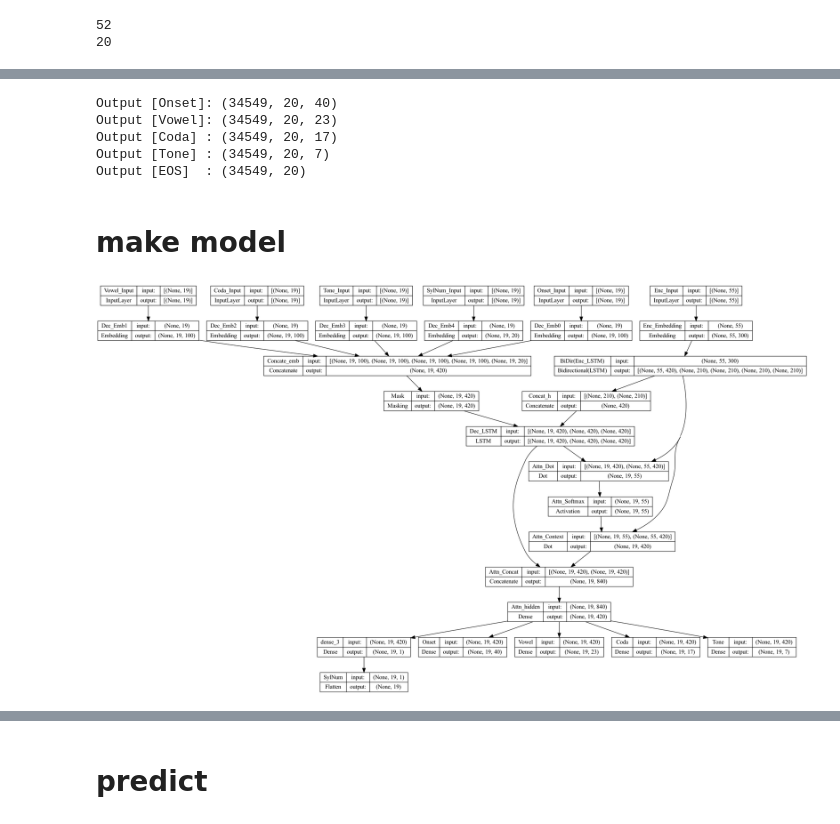
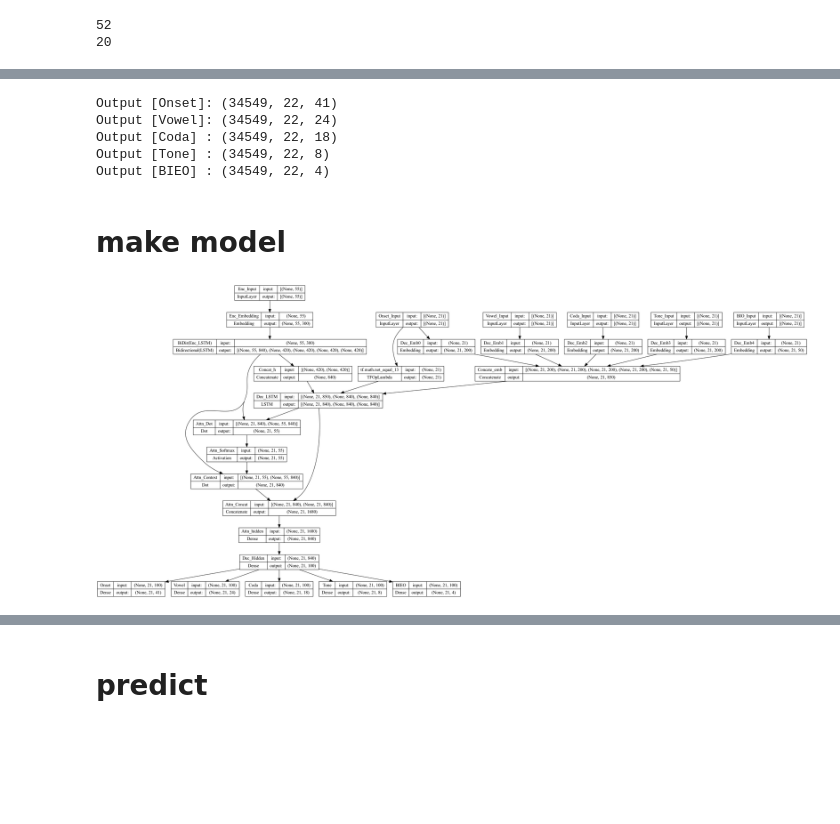
Before and after one commit to nozomiyamada/thai_romanization, a Jupyter notebook: train_phoneme2.ipynb, the cells around one changed output, grey strips where cells are left out. Saved outputs shown, nothing was run; the diff lists cells and outputs as text; code cells hidden in the pictures; blank space fills up the shorter version.

```diff
--- a/train_phoneme2.ipynb
+++ b/train_phoneme2.ipynb
@@ -87,20 +91,20 @@ for i in range(3585, 3674): # ก=3585->4, ๙=3673
     thai2id[chr(i)] = i - 3581
 id2thai = {v:k for k,v in thai2id.items()}
 
-onset2id = {'<PAD>':0,'<SOS>':1}
+onset2id = {'<PAD>':0,'<SOS>':1,'<EOS>':2}
 for c in ONSETS:
     onset2id[c] = max(onset2id.values()) + 1
 id2onset = {v:k for k,v in onset2id.items()}
 
-coda2id = {'<PAD>':0,'<SOS>':1}
+coda2id = {'<PAD>':0,'<SOS>':1,'<EOS>':2}
 for c in CODAS:
     coda2id[c] = max(coda2id.values()) + 1
 id2coda = {v:k for k,v in coda2id.items()}
 
-vowel2id = {'<PAD>':0,'<SOS>':1}
+vowel2id = {'<PAD>':0,'<SOS>':1,'<EOS>':2}
 for c in VOWELS:
     vowel2id[c] = max(vowel2id.values()) + 1
 id2vowel = {v:k for k,v in vowel2id.items()}
 
-tone2id = {'<PAD>':0,'<SOS>':1,'1':2,'2':3,'3':4,'4':5,'5':6}
+tone2id = {'<PAD>':0,'<SOS>':1,'<EOS>':2,'1':3,'2':4,'3':5,'4':6,'5':7}
 id2tone = {v:k for k,v in tone2id.items()}
@@ -129,7 +122,7 @@ for phon in data.p:
 # %%
-output_maxlen = 20
+output_maxlen = 22
 
-### encoder input
+### encoder input - Thai characters
 x_enc = [[thai2id[c] for c in word] for word in data.g]
 x_enc = pad_sequences(x_enc, padding='post', maxlen=55, value=0)
 
@@ -137,12 +130,12 @@ x_enc_test = [[thai2id[c] for c in word] for word in test_x]
 x_enc_test = pad_sequences(x_enc_test, padding='post', maxlen=55, value=0)
 
 
-### decoder input
+### decoder input - each syllable
 x_dec0 = [[1]+make_output(phon, n=0) for phon in data.p] # onset
 x_dec1 = [[1]+make_output(phon, n=1) for phon in data.p] # vowel
 x_dec2 = [[1]+make_output(phon, n=2) for phon in data.p] # coda
 x_dec3 = [[1]+make_output(phon, n=3) for phon in data.p] # tone
-x_dec4 = [np.arange(len(seq), 0, -1) for seq in x_dec0] # syllables left [4,3,2,1]
+x_dec4 = [[1]+[2]*(len(seq)-2)+[3] for seq in x_dec0] # BIEO tagging <SOS>=1, <IN>=2, <EOS>=3, <PAD>=0
 
 
 ### padding ###
@@ -154,13 +147,12 @@ x_dec4 = pad_sequences(x_dec4, padding='post', maxlen=output_maxlen, value=0)
 
 
 ### check ###
-
 print('Encoder Input:', x_enc.shape, x_enc_test.shape)
 print('Decoder Onset:', x_dec0.shape) # onset
 print('Decoder Vowel:', x_dec1.shape) # vowel
 print('Decoder Coda :', x_dec2.shape) # coda
 print('Decoder Tone :', x_dec3.shape) # tone
-print('Decoder Syl  :', x_dec4.shape) # syllables left
+print('Decoder BIO  :', x_dec4.shape) # BIEO tagging
 
 i = 100
 
@@ -186,20 +178,20 @@ Decoder Syl  : (34549, 20)
 y0 = to_categorical(x_dec0, num_classes=len(onset2id)) # onset
 y1 = to_categorical(x_dec1, num_classes=len(vowel2id)) # vowel
 y2 = to_categorical(x_dec2, num_classes=len(coda2id)) # coda
-y3 = to_categorical(x_dec3, num_classes=7) # tone = 2-6, <PAD> = 0, <SOS> = 1
-y4 = x_dec4
+y3 = to_categorical(x_dec3, num_classes=8) # tone = 3-7, <PAD> = 0, <SOS> = 1, <EOS> = 2
+y4 = to_categorical(x_dec4, num_classes=4) # 1, 2, 3, 0
 
 print('Output [Onset]:', y0.shape)
 print('Output [Vowel]:', y1.shape)
 print('Output [Coda] :', y2.shape)
 print('Output [Tone] :', y3.shape)
-print('Output [EOS]  :', y4.shape)
+print('Output [BIEO] :', y4.shape)
 # %% [output]
-Output [Onset]: (34549, 20, 40)
-Output [Vowel]: (34549, 20, 23)
-Output [Coda] : (34549, 20, 17)
-Output [Tone] : (34549, 20, 7)
-Output [EOS]  : (34549, 20)
+Output [Onset]: (34549, 22, 41)
+Output [Vowel]: (34549, 22, 24)
+Output [Coda] : (34549, 22, 18)
+Output [Tone] : (34549, 22, 8)
+Output [BIEO] : (34549, 22, 4)
 # %% [markdown]
 # make model
 # %%
@@ -207,11 +199,11 @@ input_vocab = len(thai2id)
 input_len = x_enc.shape[1]
 output_len = output_maxlen-1 # delete <SOS> for decoder target
 enc_emb_dim = 300
-## enc_lstm_dim*2 = dec_emb_dim*4 + dec_eos_dim
-enc_lstm_dim = 210
-dec_emb_dim = 100
-dec_eos_dim = 20
-dec_lstm_dim = dec_emb_dim*4 + dec_eos_dim
+dec_emb_dim = 200
+dec_bio_dim = 40
+enc_lstm_dim = (dec_emb_dim*4 + dec_bio_dim) // 2
+dec_lstm_dim = dec_emb_dim*4 + dec_bio_dim
+dec_hidden_dim = 100
 lstm_dropout = 0.2
 
 ### ENCODER ###
@@ -253,28 +245,27 @@ class Decoder:
         self.input1 = layers.Input(batch_size=None, shape=(output_len,), name='Vowel_Input') # vowel
         self.input2 = layers.Input(batch_size=None, shape=(output_len,), name='Coda_Input') # coda
         self.input3 = layers.Input(batch_size=None, shape=(output_len,), name='Tone_Input') # tone
-        self.input4 = layers.Input(batch_size=None, shape=(output_len,), name='SylNum_Input') # syllables left
+        self.input4 = layers.Input(batch_size=None, shape=(output_len,), name='BIO_Input') # syllables left
         self.input_h = layers.Input(batch_size=None, shape=(enc_lstm_dim*2,), name='Dec_Input_h') # only for predict
         self.input_c = layers.Input(batch_size=None, shape=(enc_lstm_dim*2,), name='Dec_Input_c') # only for predict
         self.emb_dec0 = layers.Embedding(input_dim=len(onset2id), input_length=output_len, output_dim=dec_emb_dim, mask_zero=True, name = 'Dec_Emb0')
         self.emb_dec1 = layers.Embedding(input_dim=len(vowel2id), input_length=output_len, output_dim=dec_emb_dim, mask_zero=True, name = 'Dec_Emb1')
         self.emb_dec2 = layers.Embedding(input_dim=len(coda2id), input_length=output_len, output_dim=dec_emb_dim, mask_zero=True, name = 'Dec_Emb2')
         self.emb_dec3 = layers.Embedding(input_dim=len(tone2id), input_length=output_len, output_dim=dec_emb_dim, mask_zero=True, name = 'Dec_Emb3')
-        self.emb_dec4 = layers.Embedding(input_dim=output_maxlen+1, input_length=output_len, output_dim=dec_eos_dim, mask_zero=True, name = 'Dec_Emb4') # EOS or not
+        self.emb_dec4 = layers.Embedding(input_dim=output_maxlen+1, input_length=output_len, output_dim=dec_bio_dim, mask_zero=True, name = 'Dec_Emb4') # BIEO tagging
         self.concat_emb = layers.Concatenate(name='Concate_emb') # cancatenate all embeddings
-        self.mask = layers.Masking(mask_value=0.0, name='Mask')
         self.lstm_dec = layers.LSTM(dec_lstm_dim, # twice as lstm dim of encoder
                                 return_sequences=True,
                                 return_state=True,
                                 recurrent_dropout=lstm_dropout,
                                 name='Dec_LSTM')
         self.attention = Attention(unit=dec_lstm_dim, emb_dim=dec_lstm_dim)
+        self.dense = layers.Dense(dec_hidden_dim, name='Dec_Hidden')
         self.dense0 = layers.Dense(len(onset2id), activation='softmax', name='Onset')
         self.dense1 = layers.Dense(len(vowel2id), activation='softmax', name='Vowel')
         self.dense2 = layers.Dense(len(coda2id), activation='softmax', name='Coda')
         self.dense3 = layers.Dense(len(tone2id), activation='softmax', name='Tone')
-        self.dense4 = layers.Dense(1, activation='relu')
-        self.flatten = layers.Flatten(name='SylNum')
+        self.dense4 = layers.Dense(4, activation='softmax', name='BIEO')
 
     def __call__(self, encoder_output, input_h, input_c):
         x0 = self.emb_dec0(self.input0)
@@ -282,14 +273,16 @@ class Decoder:
         x2 = self.emb_dec2(self.input2)
         x3 = self.emb_dec3(self.input3)
         x4 = self.emb_dec4(self.input4)
-        emb_dec = self.mask(self.concat_emb([x0,x1,x2,x3,x4]))
-        dec_output, h, c = self.lstm_dec(emb_dec, initial_state=[input_h, input_c]) # for train, input_h and input_c are output of encoder
+        emb_dec = self.concat_emb([x0,x1,x2,x3,x4])
+        mask = self.emb_dec0.compute_mask(self.input0) # create mask for LSTM (because mask of Embeddinng is overwriten after concat)
+        dec_output, h, c = self.lstm_dec(emb_dec, initial_state=[input_h, input_c], mask=mask) # for train, input_h and input_c are output of encoder
         x = self.attention(enc_output, dec_output)
+        x = self.dense(x)
         output0 = self.dense0(x)
         output1 = self.dense1(x)
         output2 = self.dense2(x)
         output3 = self.dense3(x)
-        output4 = self.flatten(self.dense4(x))
+        output4 = self.dense4(x)
         return output0, output1, output2, output3, output4, h, c
 
 
@@ -316,34 +309,34 @@ model = keras.models.Model(inputs=[
     output0,
     output1,
     output2,
     output3,
     output4])
 ## for predict
 model_pred_enc = keras.models.Model(input_enc, [enc_output, enc_state_h, enc_state_c])
 
 model_pred_dec = keras.models.Model(inputs=[
     enc_output,
     decoder.input0,
     decoder.input1,
     decoder.input2,
     decoder.input3,
     decoder.input4,
     decoder.input_h,
     decoder.input_c], outputs=[
     output0_pred,
     output1_pred,
     output2_pred,
     output3_pred,
     output4_pred,
     h_pred,
     c_pred])
 
 
 model.compile(optimizer='rmsprop', loss='categorical_crossentropy', metrics='accuracy')
 
 plot_model(model, show_shapes=True )
 # %% [output]
-[figure, old version]
+[figure, new version]
 # %%
 history = model.fit(x=[
     x_enc,
```
Also changed, not shown: parts of 22 cells of this notebook, 3 other files.
